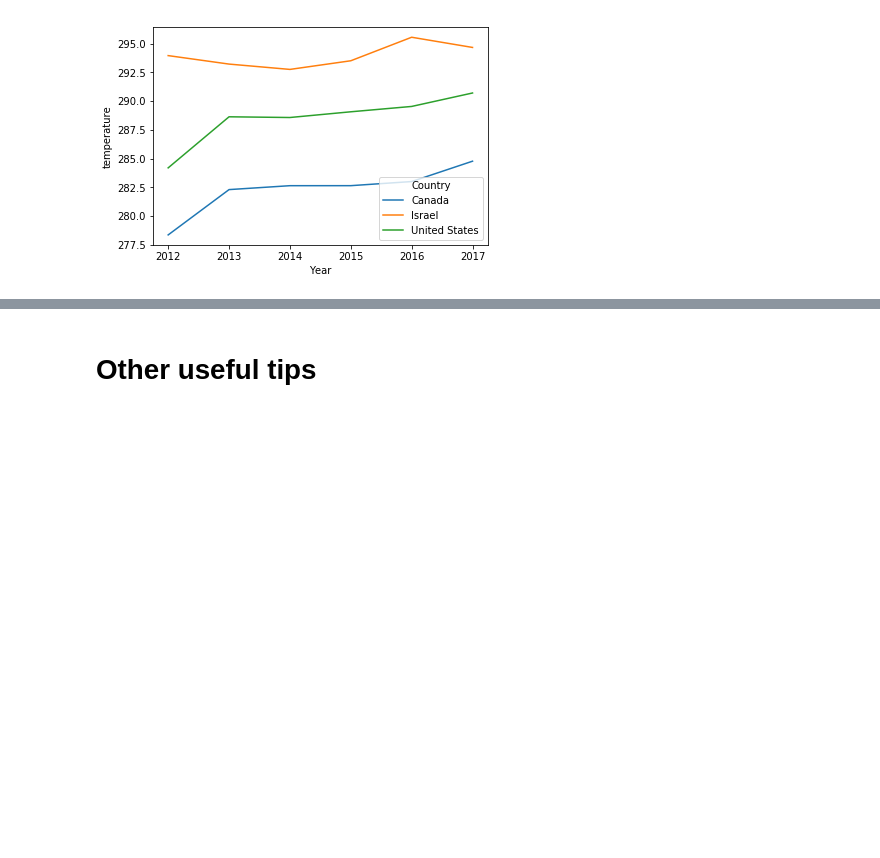
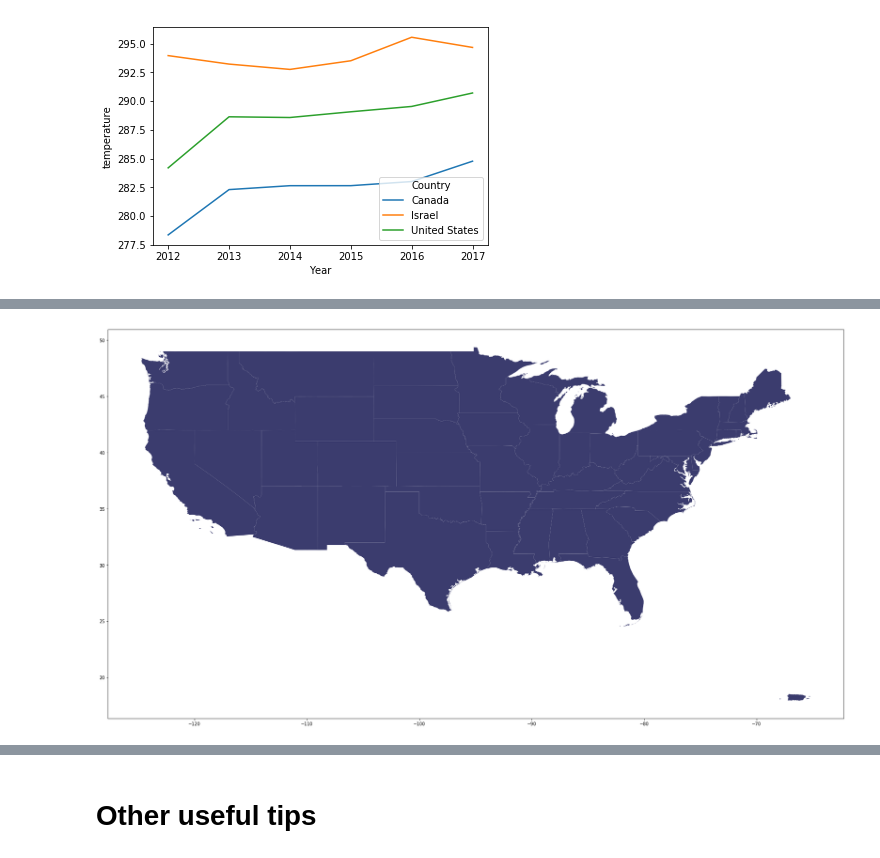
Before and after one commit to chengyin38/datafest19_tutorial, a Jupyter notebook: Tutorial_Data_Exploration.ipynb, the cells around one changed output, grey strips where cells are left out. Saved outputs shown, nothing was run; the diff lists cells and outputs as text; code cells hidden in the pictures; blank space fills up the shorter version.

```diff
--- a/Tutorial_Data_Exploration.ipynb
+++ b/Tutorial_Data_Exploration.ipynb
@@ -616,0 +674,7 @@ sns.lineplot(x= 'Year', y="temperature",
+# %%
+country = geopandas.read_file("data/gz_2010_us_040_00_5m.json")
+# %%
+# Exclude Alaska and Hawaii for now
+country[country['NAME'].isin(['Alaska','Hawaii']) == False].plot(figsize=(30,20), color='#3B3C6E');
+# %% [output]
+[figure, added]
```
Also changed, not shown: parts of 24 cells of this notebook.
